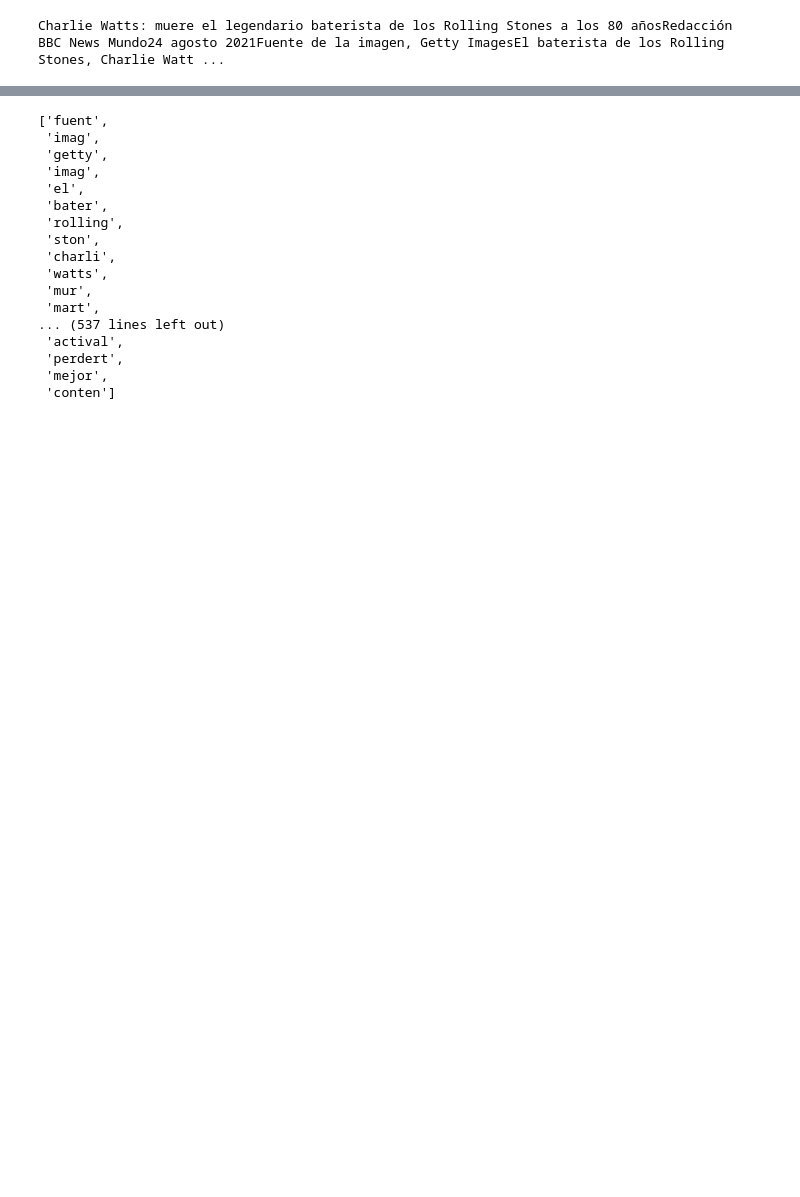
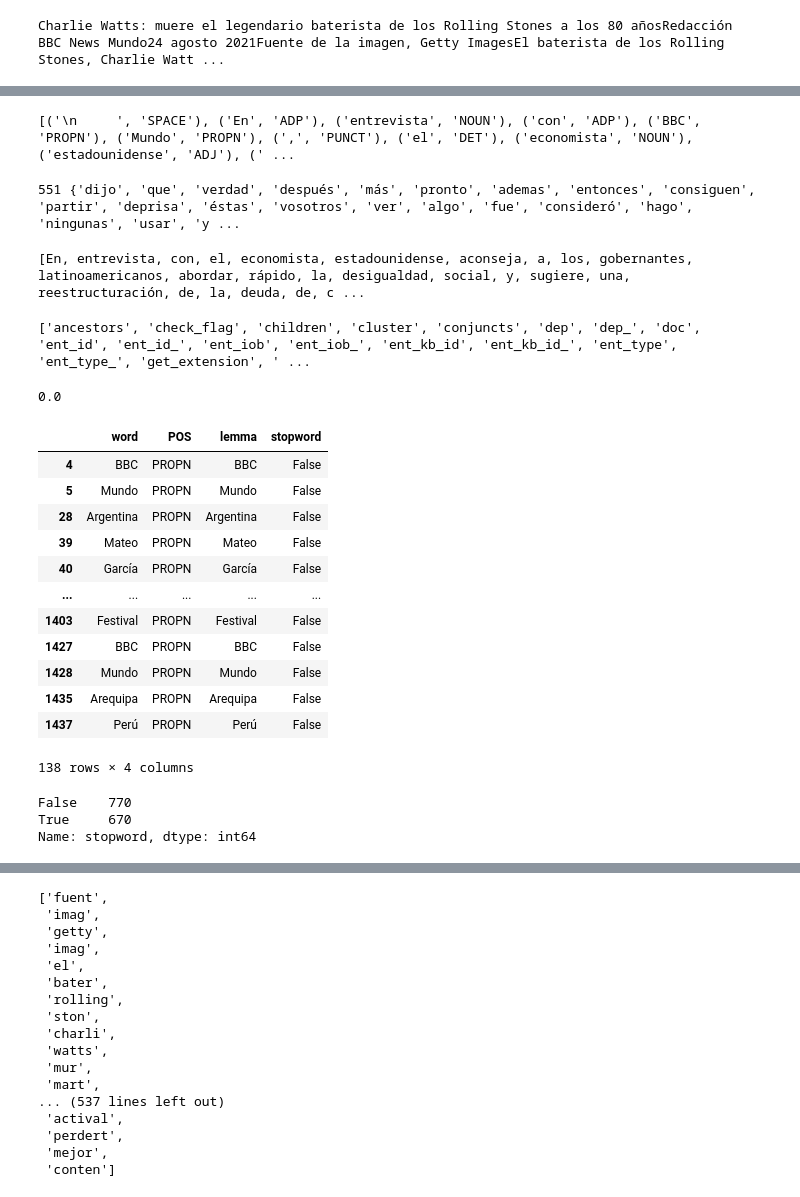
Before and after one commit to rsunderscore/rs_spanish, a Jupyter notebook: articlewords.ipynb, the cells around one changed output, grey strips where cells are left out. Saved outputs shown, nothing was run; the diff lists cells and outputs as text; code cells hidden in the pictures; blank space fills up the shorter version.

```diff
--- a/articlewords.ipynb
+++ b/articlewords.ipynb
@@ -185,3 +196,59 @@ print(tokens)
 #proper nouns - only english and russian are supported by pos_tag
 #from nltk.tag import pos_tag
 #pos_tag(tokens, lang='esp')
+# %%
+import es_core_news_sm
+nlp = es_core_news_sm.load()
+txt = """Charlie Watts: muere el legendario baterista de los Rolling Stones a los 80 años Redacción
+BBC News Mundo 24 agosto 2021 Fuente de la imagen, Getty Images El baterista de los Rolling Stones, Charlie Watts,
+murió este martes a los 80 años, confirmó su publicista. "Es con inmensa tristeza que anunciamos"
+"""
+doc = nlp(cur_art_txt)
+print([(w.text, w.pos_) for w in doc])
+# %% [output]
+[('\n     ', 'SPACE'), ('En', 'ADP'), ('entrevista', 'NOUN'), ('con', 'ADP'), ('BBC', 'PROPN'), ('Mundo', 'PROPN'), (',', 'PUNCT'), ('el', 'DET'), ('economista', 'NOUN'), ('estadounidense', 'ADJ'), (' ...
+# %%
+sw = nlp.Defaults.stop_words
+print(len(sw), sw)
+# %% [output]
+551 {'dijo', 'que', 'verdad', 'después', 'más', 'pronto', 'ademas', 'entonces', 'consiguen', 'partir', 'deprisa', 'éstas', 'vosotros', 'ver', 'algo', 'fue', 'consideró', 'hago', 'ningunas', 'usar', 'y ...
+# %%
+print([w for w in doc if w.pos_ not in ['SPACE', 'PUNCT', 'PROPN']])
+# %% [output]
+[En, entrevista, con, el, economista, estadounidense, aconseja, a, los, gobernantes, latinoamericanos, abordar, rápido, la, desigualdad, social, y, sugiere, una, reestructuración, de, la, deuda, de, c ...
+# %%
+w = doc[0]
+print([x for x in dir(w) if x[0] != '_'])
+# %% [output]
+['ancestors', 'check_flag', 'children', 'cluster', 'conjuncts', 'dep', 'dep_', 'doc', 'ent_id', 'ent_id_', 'ent_iob', 'ent_iob_', 'ent_kb_id', 'ent_kb_id_', 'ent_type', 'ent_type_', 'get_extension', ' ...
+# %%
+doc.sentiment
+# %% [output]
+0.0
+# %%
+# 'to' and 'and' are very common - needed for context but not for frequency
+# tf/idf classification would inherently remove stopwords because they would be frequent in every document
+sw = sw.union({'a', 'y'})
+# %%
+posdf = pd.DataFrame([(w.text, w.pos_, w.lemma_, w.lemma_ in sw) for w in doc], columns=['word','POS','lemma', 'stopword'])
+posdf[posdf['POS'] == 'PROPN']
+# %% [output]
+|  | word | POS | lemma | stopword |
+| 4 | BBC | PROPN | BBC | False |
+| 5 | Mundo | PROPN | Mundo | False |
+| 28 | Argentina | PROPN | Argentina | False |
+| 39 | Mateo | PROPN | Mateo | False |
+| 40 | García | PROPN | García | False |
+| ... | ... | ... | ... | ... |
+| 1403 | Festival | PROPN | Festival | False |
+| 1427 | BBC | PROPN | BBC | False |
+| 1428 | Mundo | PROPN | Mundo | False |
+| 1435 | Arequipa | PROPN | Arequipa | False |
+| 1437 | Perú | PROPN | Perú | False |
+138 rows × 4 columns
+# %%
+posdf['stopword'].value_counts()
+# %% [output]
+False    770
+True     670
+Name: stopword, dtype: int64
```
Also changed, not shown: parts of 15 cells of this notebook.
